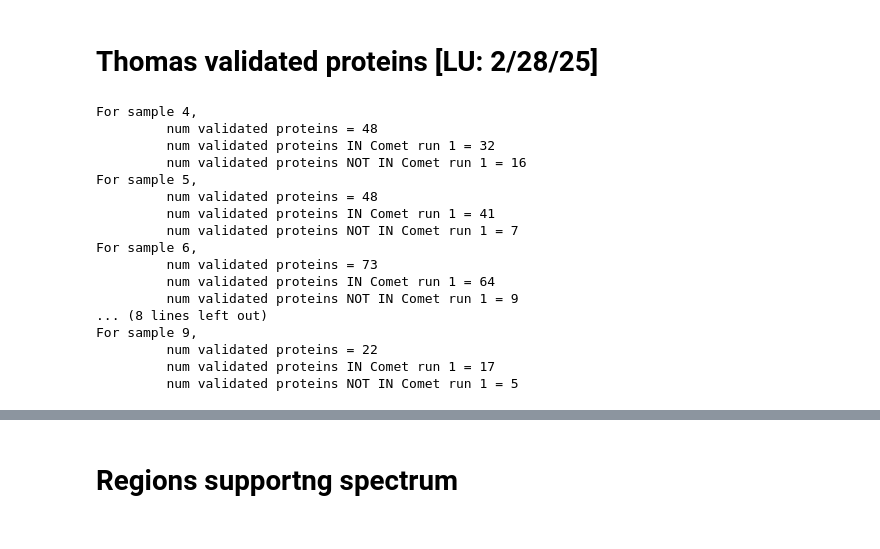
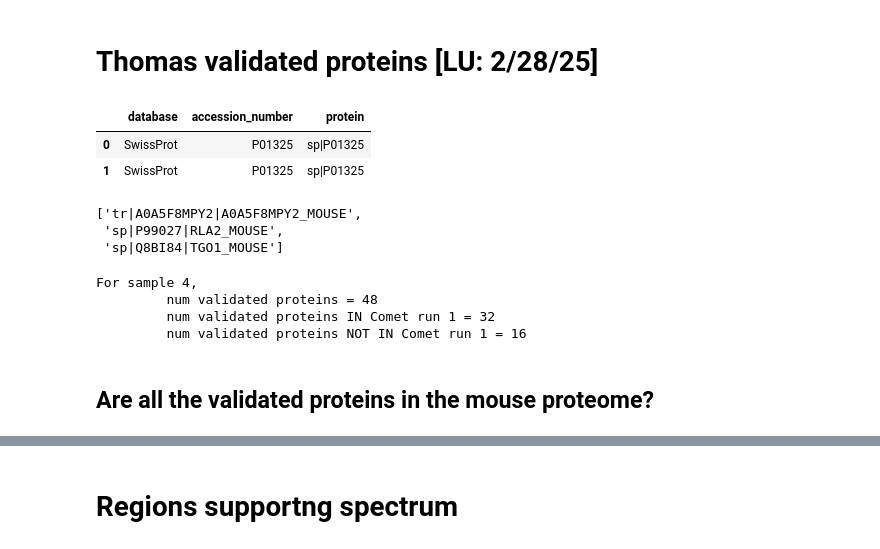
Before and after one commit to ryanlayerlab/hypedsearch, a Jupyter notebook: notebooks/experiment-development.ipynb, the cells around one changed output, grey strips where cells are left out. Cells and saved outputs as stored; diff of their text form; code cells hidden in the pictures.

```diff
--- a/notebooks/experiment-development.ipynb
+++ b/notebooks/experiment-development.ipynb
@@ -438,7 +493,7 @@ finalize(axs)
 # %% [markdown]
 # Thomas validated proteins [LU: 2/28/25]
 # %%
-from src.constants import COMET_RUN_1_DIR, GIT_REPO_DIR, SPECTRA_DIR
+from src.constants import COMET_RUN_1_DIR, GIT_REPO_DIR, SPECTRA_DIR, PROTEIN
 from src.utils import flatten_list_of_lists
 from dataclasses import dataclass
 from pathlib import Path
@@ -467,6 +522,14 @@ def get_sample_files(sample_num: int):
     )
 
 def get_protein_name_from_validated_proteins_row(row: pd.Series) -> str:
+    """
+    The input is a row of Thomas's validated protein 'Specmill_Validated_Proteins_<sample>.txt' file.
+    Returns the name of the protein corresponding to the row in this form:
+        <row.database>|<row.accession_number>.
+
+    Only the SwissProt=sp database is supported because that's all that's been in Thomas's
+    files so far
+    """
     recognized_db_names = {
         "SwissProt": "sp"
     }
@@ -476,6 +539,10 @@ def get_protein_name_from_validated_proteins_row(row: pd.Series) -> str:
     return f"{recognized_db_names[database]}|{accession}"
 
 def read_validated_proteins_txt(file_path: str, sample_num: int) -> pd.DataFrame:
+    """
+    Read one of Thomas's validated protein 'Specmill_Validated_Proteins_<sample>.txt' files
+    to a dataframe
+    """
     validated_proteins = pd.read_csv(file_path, sep="\t")
 
     # Remove "enzyme" column which seems empty so it's being read incorrectly
@@ -485,63 +552,62 @@ def read_validated_proteins_txt(file_path: str, sample_num: int) -> pd.DataFrame
         _ = columns.pop(enzyme_idx)
         validated_proteins = pd.DataFrame(data=validated_proteins.iloc[:,:-1].to_numpy(), columns=columns)
 
+    # Add protein name column to dataframe: <database>|<accession number>
+    validated_proteins[PROTEIN] = validated_proteins.apply(lambda row: get_protein_name_from_validated_proteins_row(row), axis=1)
+
     return validated_proteins
 
-AN = "accession_number"
-ANS = f"{AN}s"
-P = "protein"
 
 
+
+testing = True
 for sample_num in np.arange(4, 10):
-# for sample_num in [8]:
     files = get_sample_files(sample_num=sample_num)
-
     validated_proteins = read_validated_proteins_txt(
         file_path=files.validated_proteins, sample_num=sample_num
     )
-    # Check out rows where "accession_number" != "accession_numbers"
-    tmp = validated_proteins[validated_proteins[AN] != validated_proteins[ANS]]
-    # tmp[[AN, ANS]]
 
-    # Get unique validated proteins
-    validated_proteins[P] = validated_proteins.apply(lambda row: get_protein_name_from_validated_proteins_row(row), axis=1)
+    if testing:
+        colms_to_show = ["database", "accession_number", PROTEIN]
+        validated_proteins[colms_to_show].head(2)
+
+    # Get unique protein names in the set of validated proteins
     uniq_valid_proteins = set(validated_proteins[P])
-    # validated_proteins[P].head()
 
-    # Get Comet run 1 data
+    # Get the proteins that appear in the sample's Comet run 1 results
     comet_results = CometRow.from_txt(file_path=files.comet_run_1)
     comet_proteins = flatten_list_of_lists(
         [result.proteins for result in comet_results]
     )
+    if testing:
+        comet_proteins[:3]
+    # Comet protein names look like 'sp|P99027|RLA2_MOUSE'. The 'RLA2_MOUSE' part isn't
+    # included in the validated protein names so remove that part
     comet_proteins = set(["|".join(protein.split("|")[:2]) for protein in comet_proteins])
 
     # Compare the two sets
     shared = uniq_valid_proteins.intersection(comet_proteins)
     missing = uniq_valid_proteins - comet_proteins
 
     print(
         f"For sample {sample_num},\n"
         f"\t num validated proteins = {len(uniq_valid_proteins)}\n"
         f"\t num validated proteins IN Comet run 1 = {len(shared)}\n"
         f"\t num validated proteins NOT IN Comet run 1 = {len(missing)}"
     )
 
-    # break
+    if testing:
+        break
 # %% [output]
+|  | database | accession_number | protein |
+| 0 | SwissProt | P01325 | sp|P01325 |
+| 1 | SwissProt | P01325 | sp|P01325 |
-For sample 4,
-         num validated proteins = 48
-         num validated proteins IN Comet run 1 = 32
-         num validated proteins NOT IN Comet run 1 = 16
-For sample 5,
-         num validated proteins = 48
-         num validated proteins IN Comet run 1 = 41
-         num validated proteins NOT IN Comet run 1 = 7
-For sample 6,
-         num validated proteins = 73
-         num validated proteins IN Comet run 1 = 64
-         num validated proteins NOT IN Comet run 1 = 9
-... (8 lines left out)
-For sample 9,
-         num validated proteins = 22
-         num validated proteins IN Comet run 1 = 17
-         num validated proteins NOT IN Comet run 1 = 5
+['tr|A0A5F8MPY2|A0A5F8MPY2_MOUSE',
+ 'sp|P99027|RLA2_MOUSE',
+ 'sp|Q8BI84|TGO1_MOUSE']
+For sample 4,
+         num validated proteins = 48
+         num validated proteins IN Comet run 1 = 32
+         num validated proteins NOT IN Comet run 1 = 16
+# %% [markdown]
+## Are all the validated proteins in the mouse proteome?
```
Also changed, not shown: parts of 9 cells of this notebook, 1 other file.
